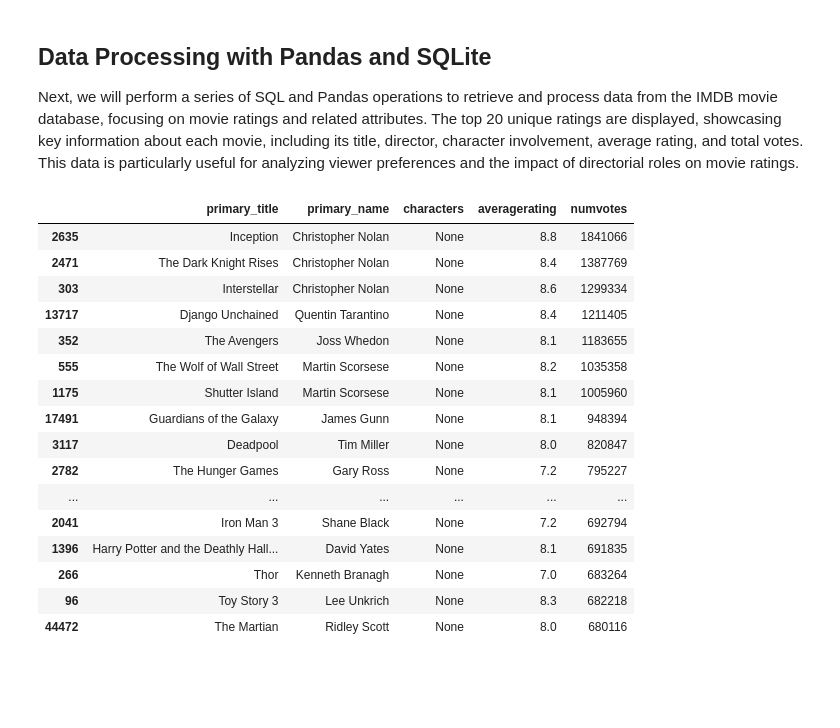
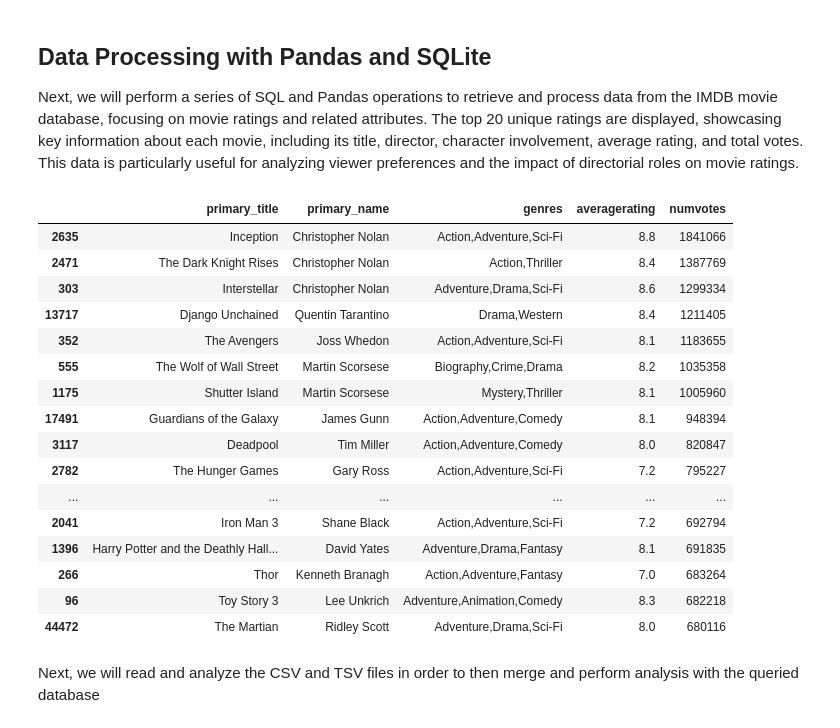
Before and after one commit to nealiyer88/dsc-phase-2-project, a Jupyter notebook: student.ipynb, the cells around one changed output. Saved outputs shown, nothing was run; the diff lists cells and outputs as text; code cells hidden in the pictures; blank space fills up the shorter version.

```diff
--- a/student.ipynb
+++ b/student.ipynb
@@ -212,54 +97,65 @@ Next, we will perform a series of SQL and Pandas operations to retrieve and proc
 # %%
 #Combine Data
 sql_query2 = """
+
 SELECT
     mb.primary_title,
     p.primary_name,
-    pr.characters,
+    mb.genres,
     mr.averagerating,
     mr.numvotes
-FROM movie_basics mb
-JOIN directors d ON mb.movie_id = d.movie_id
-JOIN persons p ON d.person_id = p.person_id  -- Corrected join to include persons
-JOIN principals pr ON p.person_id = pr.person_id  -- Ensuring pr.person_id refers to persons table
-JOIN movie_ratings mr ON mb.movie_id = mr.movie_id
-GROUP BY mb.movie_id, p.primary_name
-ORDER BY mb.movie_id ASC;
+FROM
+    movie_basics mb
+JOIN
+    directors d ON mb.movie_id = d.movie_id
+JOIN
+    persons p ON d.person_id = p.person_id
+JOIN
+    principals pr ON p.person_id = pr.person_id
+JOIN
+    movie_ratings mr ON mb.movie_id = mr.movie_id
+GROUP BY
+    mb.movie_id, p.primary_name
+ORDER BY
+    mb.movie_id ASC;
 """
+
 
 
 # Assuming 'conn' is already your active connection to the SQLite database
 result = pd.read_sql_query(sql_query2, conn)
 result.head()
 
 
 
 # Drop duplicates based on 'primary_title' and 'averagerating'
 unique_ratings = result.drop_duplicates(subset=['primary_title', 'averagerating'])
 
 # Sort the DataFrame by 'numvotes' in descending order
 sorted_unique_ratings = unique_ratings.sort_values(by='numvotes', ascending=False)
 
 # Select the top 20 unique ratings
 top_20_unique_ratings = sorted_unique_ratings.head(20)
 
 # Display the top 20 unique ratings
 top_20_unique_ratings
 # %% [output]
-|  | primary_title | primary_name | characters | averagerating | numvotes |
-| 2635 | Inception | Christopher Nolan | None | 8.8 | 1841066 |
-| 2471 | The Dark Knight Rises | Christopher Nolan | None | 8.4 | 1387769 |
-| 303 | Interstellar | Christopher Nolan | None | 8.6 | 1299334 |
-| 13717 | Django Unchained | Quentin Tarantino | None | 8.4 | 1211405 |
-| 352 | The Avengers | Joss Whedon | None | 8.1 | 1183655 |
-| 555 | The Wolf of Wall Street | Martin Scorsese | None | 8.2 | 1035358 |
-| 1175 | Shutter Island | Martin Scorsese | None | 8.1 | 1005960 |
-| 17491 | Guardians of the Galaxy | James Gunn | None | 8.1 | 948394 |
-| 3117 | Deadpool | Tim Miller | None | 8.0 | 820847 |
-| 2782 | The Hunger Games | Gary Ross | None | 7.2 | 795227 |
+|  | primary_title | primary_name | genres | averagerating | numvotes |
+| 2635 | Inception | Christopher Nolan | Action,Adventure,Sci-Fi | 8.8 | 1841066 |
+| 2471 | The Dark Knight Rises | Christopher Nolan | Action,Thriller | 8.4 | 1387769 |
+| 303 | Interstellar | Christopher Nolan | Adventure,Drama,Sci-Fi | 8.6 | 1299334 |
+| 13717 | Django Unchained | Quentin Tarantino | Drama,Western | 8.4 | 1211405 |
+| 352 | The Avengers | Joss Whedon | Action,Adventure,Sci-Fi | 8.1 | 1183655 |
+| 555 | The Wolf of Wall Street | Martin Scorsese | Biography,Crime,Drama | 8.2 | 1035358 |
+| 1175 | Shutter Island | Martin Scorsese | Mystery,Thriller | 8.1 | 1005960 |
+| 17491 | Guardians of the Galaxy | James Gunn | Action,Adventure,Comedy | 8.1 | 948394 |
+| 3117 | Deadpool | Tim Miller | Action,Adventure,Comedy | 8.0 | 820847 |
+| 2782 | The Hunger Games | Gary Ross | Action,Adventure,Sci-Fi | 7.2 | 795227 |
 | ... | ... | ... | ... | ... | ... |
-| 2041 | Iron Man 3 | Shane Black | None | 7.2 | 692794 |
-| 1396 | Harry Potter and the Deathly Hall... | David Yates | None | 8.1 | 691835 |
-| 266 | Thor | Kenneth Branagh | None | 7.0 | 683264 |
-| 96 | Toy Story 3 | Lee Unkrich | None | 8.3 | 682218 |
-| 44472 | The Martian | Ridley Scott | None | 8.0 | 680116 |
+| 2041 | Iron Man 3 | Shane Black | Action,Adventure,Sci-Fi | 7.2 | 692794 |
+| 1396 | Harry Potter and the Deathly Hall... | David Yates | Adventure,Drama,Fantasy | 8.1 | 691835 |
+| 266 | Thor | Kenneth Branagh | Action,Adventure,Fantasy | 7.0 | 683264 |
+| 96 | Toy Story 3 | Lee Unkrich | Adventure,Animation,Comedy | 8.3 | 682218 |
+| 44472 | The Martian | Ridley Scott | Adventure,Drama,Sci-Fi | 8.0 | 680116 |
+# %% [markdown]
+Next, we will read and analyze the CSV and TSV files in order to then merge and perform analysis with the queried database
```
Also changed, not shown: parts of 7 cells of this notebook.
